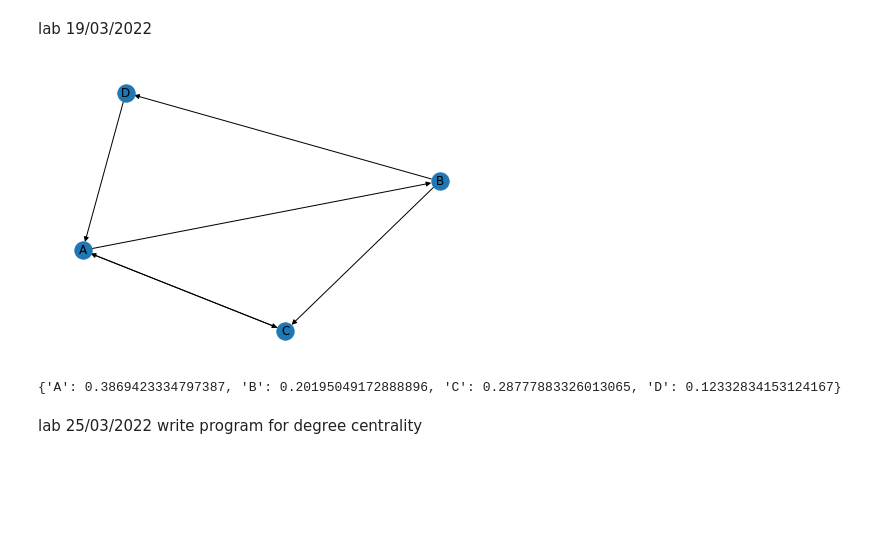
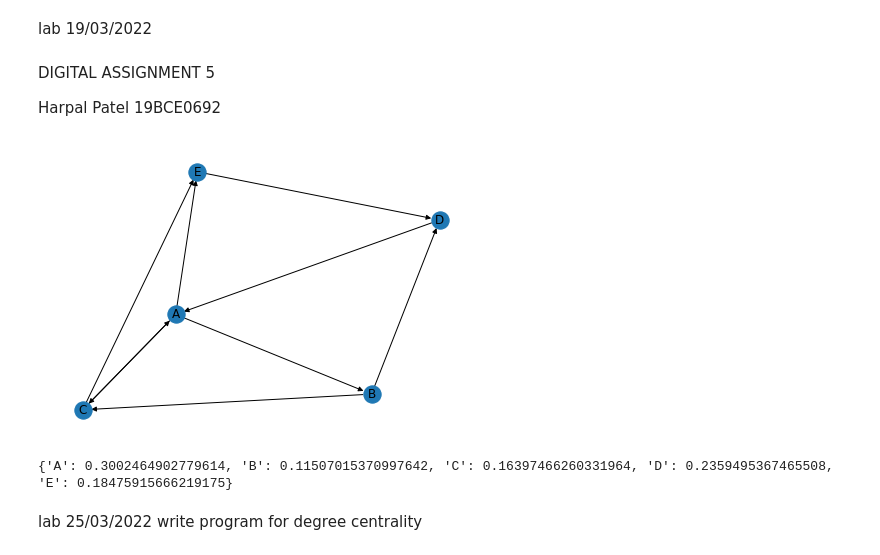
Before and after one commit to harpalpatel/web-mining-lab, a Jupyter notebook: webmining.ipynb, the cells around one changed output. Cells and saved outputs as stored; diff of their text form; code cells hidden in the pictures; blank space fills up the shorter version.

```diff
--- a/webmining.ipynb
+++ b/webmining.ipynb
@@ -373,24 +373,28 @@ print('Elias Delta Decoding Value:')
 print(Elias_Delta_Decoding(m))
 # %% [markdown]
 lab 19/03/2022
+# %% [markdown]
+DIGITAL ASSIGNMENT 5
+
+Harpal Patel 19BCE0692
 # %%
 import networkx as nx
 import pylab as plt
 
 # create blank graph
 D=nx.DiGraph()
 #Feed page link to graph
-D.add_weighted_edges_from([('A','B',1),('A','C',1),('C','A',1),('B','C',1),('D','A',1),('B','D',1)])
+D.add_weighted_edges_from([('A','B',1),('A','C',1),('C','A',1),('B','C',1),('D','A',1),('B','D',1),('A','E',1),('E','D',1),('C','E',1) ])
 
 #plot graph
 nx.draw(D, with_labels=True)
 plt.show()
 
 #print page rank for each pages
 print(nx.pagerank(D))
 # %% [output]
-[figure, old version]
+[figure, new version]
-{'A': 0.3869423334797387, 'B': 0.20195049172888896, 'C': 0.28777883326013065, 'D': 0.12332834153124167}
+{'A': 0.3002464902779614, 'B': 0.11507015370997642, 'C': 0.16397466260331964, 'D': 0.2359495367465508, 'E': 0.18475915666219175}
 # %% [markdown]
 lab 25/03/2022
 write program for degree centrality
```
Also changed, not shown: parts of 2 cells of this notebook.
